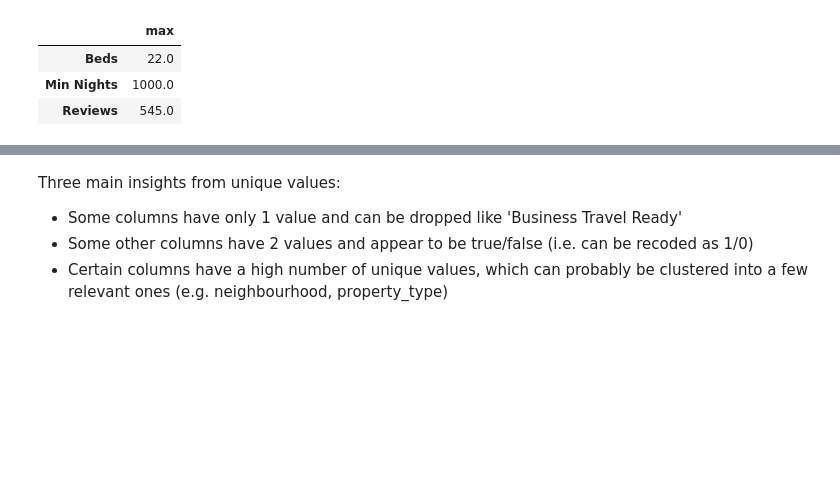
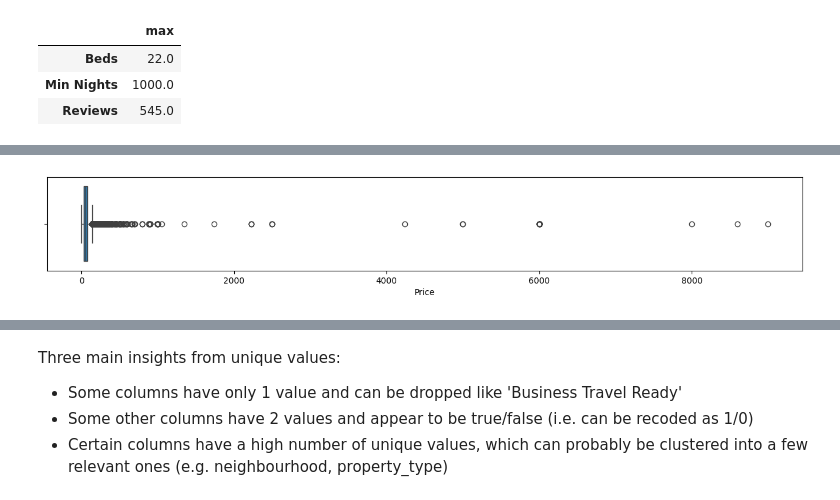
Before and after one commit to hajyhia/Airbnb_Berlin_Price_predic, a Jupyter notebook: Airbnb_Berlin_Price_Predict_Prep.ipynb, the cells around one changed output, grey strips where cells are left out. Drawn from its saved outputs; the diff is of its cells as text; code cells hidden in the pictures; blank space fills up the shorter version.

```diff
--- a/Airbnb_Berlin_Price_Predict_Prep.ipynb
+++ b/Airbnb_Berlin_Price_Predict_Prep.ipynb
@@ -271,0 +274,6 @@ df[['Beds','Min Nights','Reviews']].describe().loc[['max']].T
+# %%
+plt.figure(figsize=(16, 2))
+sns.boxplot(df['Price'], orient='h')
+plt.show()
+# %% [output]
+[figure, added]
```
Also changed, not shown: parts of 48 cells of this notebook.
